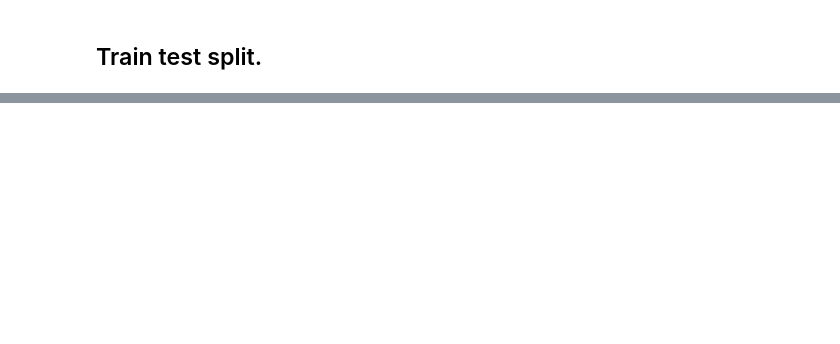
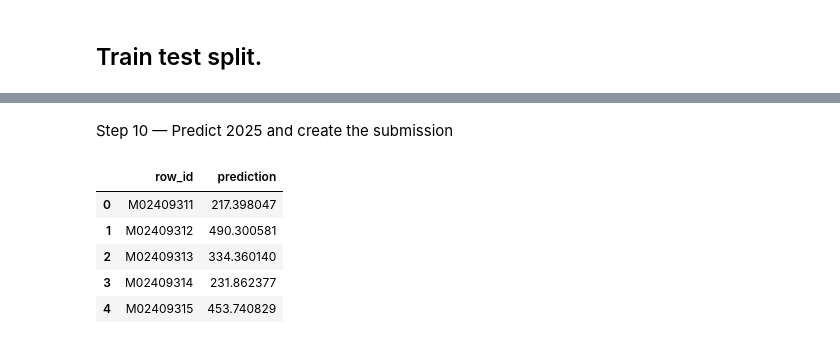
Before and after one commit to sarah-gui/Hackathon2026, a Jupyter notebook: analysis.ipynb, the cells around one changed output, grey strips where cells are left out. Cells and saved outputs as stored; diff of their text form; code cells hidden in the pictures; blank space fills up the shorter version.

```diff
--- a/analysis.ipynb
+++ b/analysis.ipynb
@@ -748,0 +1136,2 @@ Here we do a more in-depth EDA on the training set.
+# %% [markdown]
+Step 10 — Predict 2025 and create the submission
@@ -748,0 +1164,31 @@ Here we do a more in-depth EDA on the training set.
+# %%
+sample_submission = datasets["sample_submission"].copy()
+
+assert submission["row_id"].is_unique
+assert sample_submission["row_id"].is_unique
+
+assert set(submission["row_id"]) == set(
+    sample_submission["row_id"]
+)
+
+submission = sample_submission[["row_id"]].merge(
+    submission,
+    on="row_id",
+    how="left",
+    validate="one_to_one"
+)
+
+assert submission["prediction"].notna().all()
+assert np.isfinite(submission["prediction"]).all()
+assert (submission["prediction"] >= 0).all()
+
+submission.to_csv("submission.csv", index=False)
+
+display(submission.head())
+# %% [output]
+|  | row_id | prediction |
+| 0 | M02409311 | 217.398047 |
+| 1 | M02409312 | 490.300581 |
+| 2 | M02409313 | 334.360140 |
+| 3 | M02409314 | 231.862377 |
+| 4 | M02409315 | 453.740829 |
```
Also changed, not shown: parts of 34 cells of this notebook, 1 other file.
